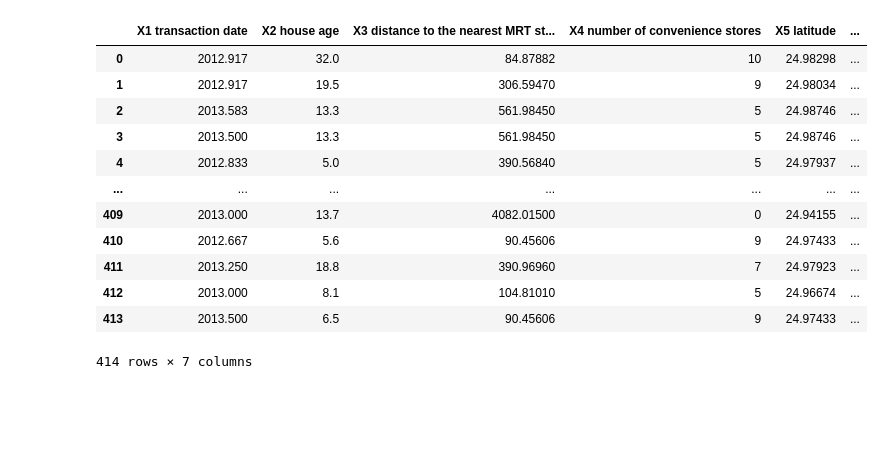
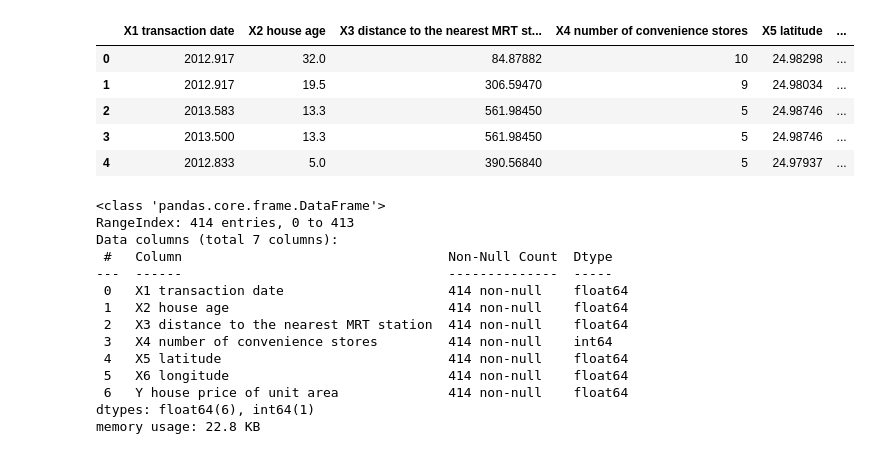
Before and after one commit to vikas-movva/Linear-Regression, a Jupyter notebook: Linear-Regression.ipynb, the cells around one changed output. Drawn from its saved outputs; the diff is of its cells as text; code cells hidden in the pictures; blank space fills up the shorter version.

Commit message:
more readability for data and code

```diff
--- a/Linear-Regression.ipynb
+++ b/Linear-Regression.ipynb
@@ -74,21 +74,29 @@ def predict_y(x:np.array, weights:np.array) -> np.array:
 # %%
 # get data from file
 data = pd.read_csv("Real estate.csv")
-# drop first column which is not usefull
-data = data.drop("No",axis=1)
-# show data
-data
+data = data.drop(["No"], axis=1)
+data.head()
 # %% [output]
 |  | X1 transaction date | X2 house age | X3 distance to the nearest MRT st... | X4 number of convenience stores | X5 latitude | ... |
 | 0 | 2012.917 | 32.0 | 84.87882 | 10 | 24.98298 | ... |
 | 1 | 2012.917 | 19.5 | 306.59470 | 9 | 24.98034 | ... |
 | 2 | 2013.583 | 13.3 | 561.98450 | 5 | 24.98746 | ... |
 | 3 | 2013.500 | 13.3 | 561.98450 | 5 | 24.98746 | ... |
 | 4 | 2012.833 | 5.0 | 390.56840 | 5 | 24.97937 | ... |
-| ... | ... | ... | ... | ... | ... | ... |
-| 409 | 2013.000 | 13.7 | 4082.01500 | 0 | 24.94155 | ... |
-| 410 | 2012.667 | 5.6 | 90.45606 | 9 | 24.97433 | ... |
-| 411 | 2013.250 | 18.8 | 390.96960 | 7 | 24.97923 | ... |
-| 412 | 2013.000 | 8.1 | 104.81010 | 5 | 24.96674 | ... |
-| 413 | 2013.500 | 6.5 | 90.45606 | 9 | 24.97433 | ... |
-414 rows × 7 columns
+# %%
+data.info()
+# %% [output]
+<class 'pandas.core.frame.DataFrame'>
+RangeIndex: 414 entries, 0 to 413
+Data columns (total 7 columns):
+ #   Column                                  Non-Null Count  Dtype
+---  ------                                  --------------  -----
+ 0   X1 transaction date                     414 non-null    float64
+ 1   X2 house age                            414 non-null    float64
+ 2   X3 distance to the nearest MRT station  414 non-null    float64
+ 3   X4 number of convenience stores         414 non-null    int64
+ 4   X5 latitude                             414 non-null    float64
+ 5   X6 longitude                            414 non-null    float64
+ 6   Y house price of unit area              414 non-null    float64
+dtypes: float64(6), int64(1)
+memory usage: 22.8 KB
```
Also changed, not shown: parts of 6 cells of this notebook.
